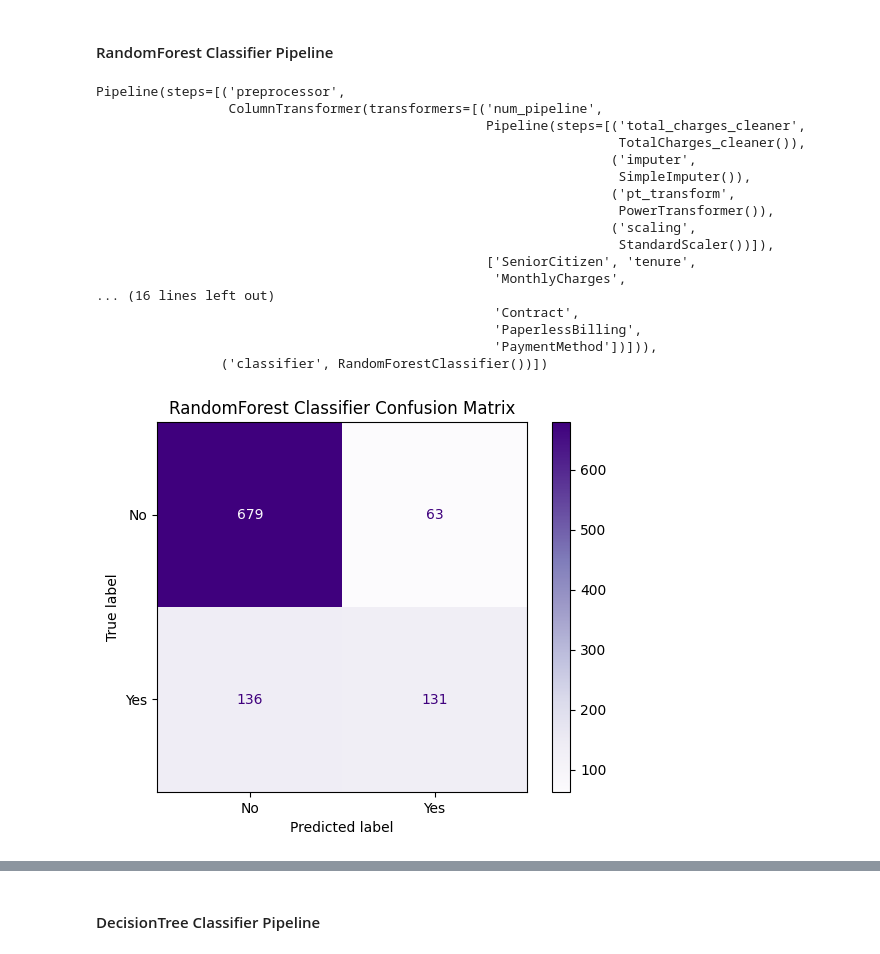
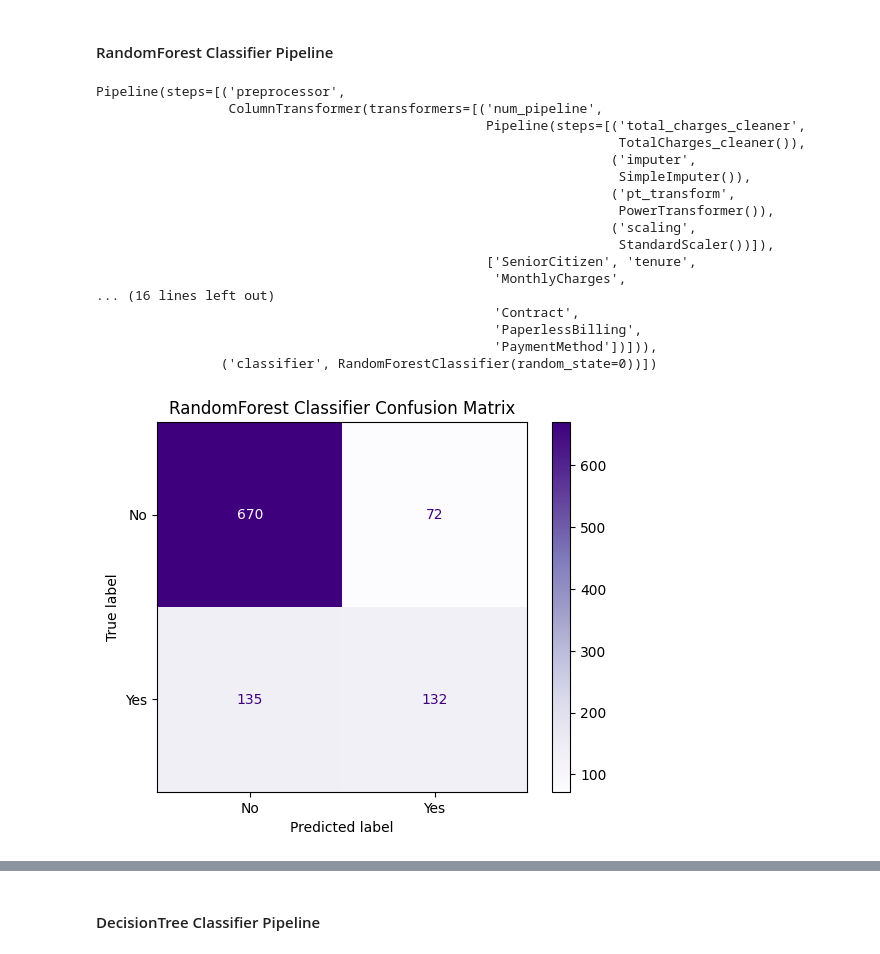
Before and after one commit to pk-aduyaw/Customer_Churn_Classification_Project, a Jupyter notebook: customer_churn_classification_model_project.ipynb, the cells around one changed output, grey strips where cells are left out. Cells and saved outputs as stored; diff of their text form; code cells hidden in the pictures.

```diff
--- a/customer_churn_classification_model_project.ipynb
+++ b/customer_churn_classification_model_project.ipynb
@@ -692,16 +713,26 @@ X_train, X_eval, y_train, y_eval = train_test_split(X, y, test_size=0.2, random_
 # %%
+# Create a class to deal with dropping Customer ID from the dataset
 class columnDropper(BaseEstimator, TransformerMixin):
+    def __init__(self, column_name):
+        self.column_name = column_name
 
     def fit(self, X, y=None):
         return self
 
     def transform(self, X):
-        return X.drop(['customerID'], axis=1)
+        # Drop the specified column
+        return X.drop([self.column_name], axis=1)
+
+    def get_feature_names_out(self, input_features=None):
+        # If input_features is None or not provided, return None
+        if input_features is None:
+            return None
+        # Return feature names after dropping the specified column
+        return [feature for feature in input_features if feature != self.column_name]
 
 
-
+# Create a class to deal with the inconsistencies in the totalCharges column and convert it into a float
 class TotalCharges_cleaner(BaseEstimator, TransformerMixin):
-
     def fit(self, X, y=None):
         return self
 
@@ -712,3 +743,6 @@ class TotalCharges_cleaner(BaseEstimator, TransformerMixin):
         # Convert the values in the Totalcharges column to a float
         X['TotalCharges'] = X['TotalCharges'].transform(lambda x: float(x))
         return X
+    # Since this transformer doesn't remove or alter features, return the input features
+    def get_feature_names_out(self, input_features=None):
+        return input_features
@@ -715,16 +751,20 @@ class TotalCharges_cleaner(BaseEstimator, TransformerMixin):
 # %%
+# Select the categorical and numerical columns in the dataset
 num_columns = ['SeniorCitizen','tenure', 'MonthlyCharges', 'TotalCharges']
 cat_columns = ['customerID', 'gender', 'Partner', 'Dependents', 'PhoneService',
        'MultipleLines', 'InternetService', 'OnlineSecurity', 'OnlineBackup',
        'DeviceProtection', 'TechSupport', 'StreamingTV', 'StreamingMovies',
        'Contract', 'PaperlessBilling', 'PaymentMethod']
 
+
+# Create a categorical pipeline
 cat_pipeline = Pipeline([
-        ('column_dropper', columnDropper()),
-        ('imputer', SimpleImputer(missing_values=np.nan, strategy='most_frequent')),
+        ('column_dropper', columnDropper('customerID')),
+        ('imputer', SimpleImputer(missing_values=np.nan, strategy='constant', fill_value='No')),
         ('encoder', OneHotEncoder(sparse=False)),
 ])
 
+# Create a numerical pipeline
 num_pipeline = Pipeline([
         ('total_charges_cleaner', TotalCharges_cleaner()),
         ('imputer', SimpleImputer(missing_values=np.nan, strategy="mean")),
@@ -732,14 +772,16 @@ num_pipeline = Pipeline([
         ('scaling', StandardScaler()),
 ])
 
+# Create a full pipeline which contains the categorial and numerical pipeline
 full_pipeline = ColumnTransformer([
     ('num_pipeline', num_pipeline, num_columns),
     ('cat_pipeline', cat_pipeline, cat_columns),
 ])
 
-
-y_train_encoded = y_train.replace({'Yes':1, 'No':0})
-y_eval_encoded = y_eval.replace({'Yes':1, 'No':0})
+# Encode the outcome column
+label_encoder = LabelEncoder()
+y_train_encoded = label_encoder.fit_transform(y_train)
+y_eval_encoded = label_encoder.transform(y_eval)
 # %% [markdown]
 ### Machine Learning Pipeline
 # %% [markdown]
@@ -747,7 +789,7 @@ y_eval_encoded = y_eval.replace({'Yes':1, 'No':0})
 # %%
 randomForest_pipeline = Pipeline([
     ('preprocessor', full_pipeline),
-    ('classifier', RandomForestClassifier())
+    ('classifier', RandomForestClassifier(random_state=0))
 ])
 
 randomForest_pipeline.fit(X_train, y_train_encoded)
@@ -768,5 +810,5 @@ Pipeline(steps=[('preprocessor',
                                                    'Contract',
                                                    'PaperlessBilling',
                                                    'PaymentMethod'])])),
-                ('classifier', RandomForestClassifier())])
+                ('classifier', RandomForestClassifier(random_state=0))])
 # %%
@@ -780,9 +824,10 @@ rfc_fpr, rfc_tpr, _ = roc_curve(y_eval_encoded, rfc_pred_proba)
 # Calculate AUC for the model
 rfc_auc_score = auc(rfc_fpr, rfc_tpr)
 # %%
+# Get confusion matrix values and display using confusion matrix display
 rfc_cnf_matrix = confusion_matrix(y_eval_encoded, rfc_y_pred)
-disp = ConfusionMatrixDisplay(rfc_cnf_matrix, display_labels=['No', 'Yes'])
+disp = ConfusionMatrixDisplay(rfc_cnf_matrix, display_labels=label_encoder.classes_)
 disp.plot(cmap='Purples')
 plt.title('RandomForest Classifier Confusion Matrix');
 # %% [output]
-[figure, old version]
+[figure, new version]
```
Also changed, not shown: parts of 97 cells of this notebook, 4 other files.
